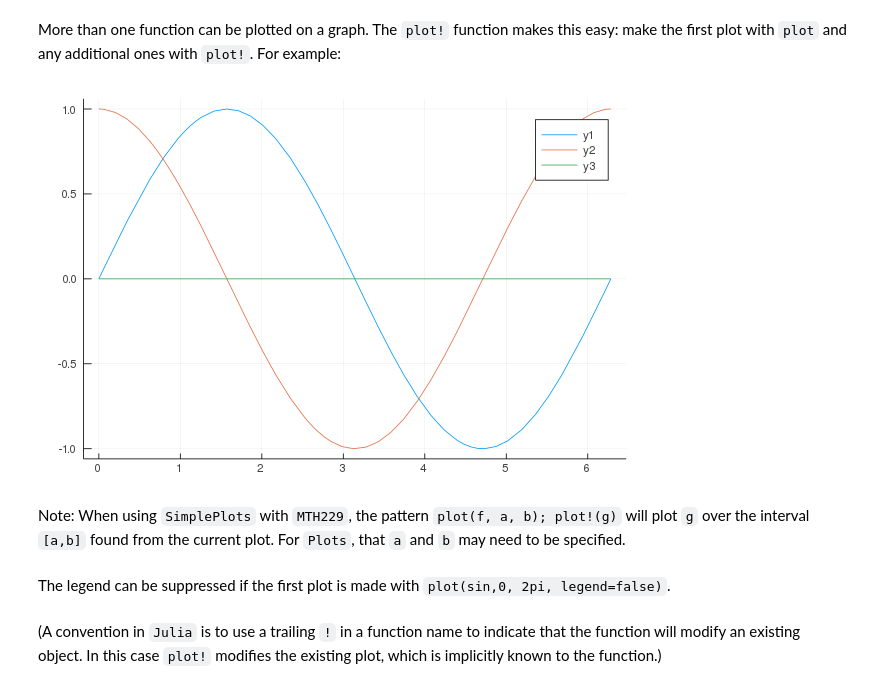
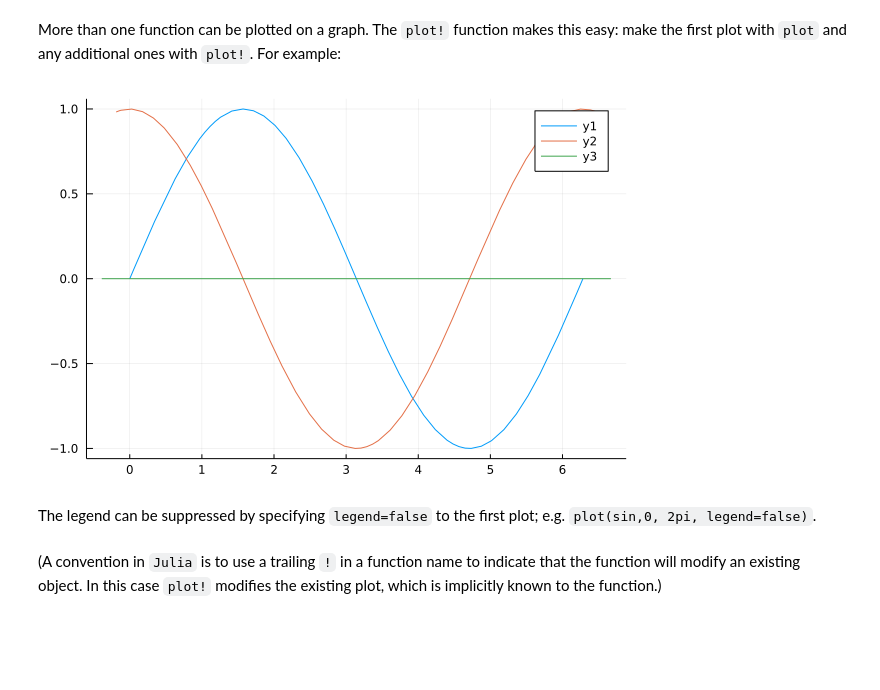
Before and after one commit to mth229/229-projects, a Jupyter notebook: 03-graphics.ipynb, the cells around one changed output. Cells and saved outputs as stored; diff of their text form; code cells hidden in the pictures; blank space fills up the shorter version.

```diff
--- a/03-graphics.ipynb
+++ b/03-graphics.ipynb
@@ -39,14 +38,12 @@ plot(f, 0, 2pi)
 <p>More than one function can be plotted on a graph. The <code>plot&#33;</code> function makes this easy: make the first plot with <code>plot</code> and any additional ones with <code>plot&#33;</code>. For example:</p>
 # %%
 plot(sin, 0, 2pi)
-plot!(cos, 0, 2pi)
-plot!(zero, 0, 2pi)
+plot!(cos)
+plot!(zero)
 # %% [output]
-[figure, old version]
+[figure, new version]
-# %% [markdown]
-<p>Note: When using <code>SimplePlots</code> with <code>MTH229</code>, the pattern <code>plot&#40;f, a, b&#41;; plot&#33;&#40;g&#41;</code> will plot <code>g</code> over the interval <code>&#91;a,b&#93;</code> found from the current plot. For <code>Plots</code>, that <code>a</code> and <code>b</code> may need to be specified.</p>
 # %% [markdown]
-<p>The legend can be suppressed  if  the first plot is made with <code>plot&#40;sin,0, 2pi, legend&#61;false&#41;</code>.</p>
+<p>The legend can be suppressed by specifying <code>legend&#61;false</code> to the first plot; e.g.  <code>plot&#40;sin,0, 2pi, legend&#61;false&#41;</code>.</p>
 # %% [markdown]
 <p>(A convention in <code>Julia</code> is to use a trailing <code>&#33;</code> in a function name to indicate that the function will modify an existing object. In this case <code>plot&#33;</code> modifies the existing plot, which is implicitly known to the function.)</p>
 # %% [markdown]
```
Also changed, not shown: parts of 12 cells of this notebook, 10 other files.
